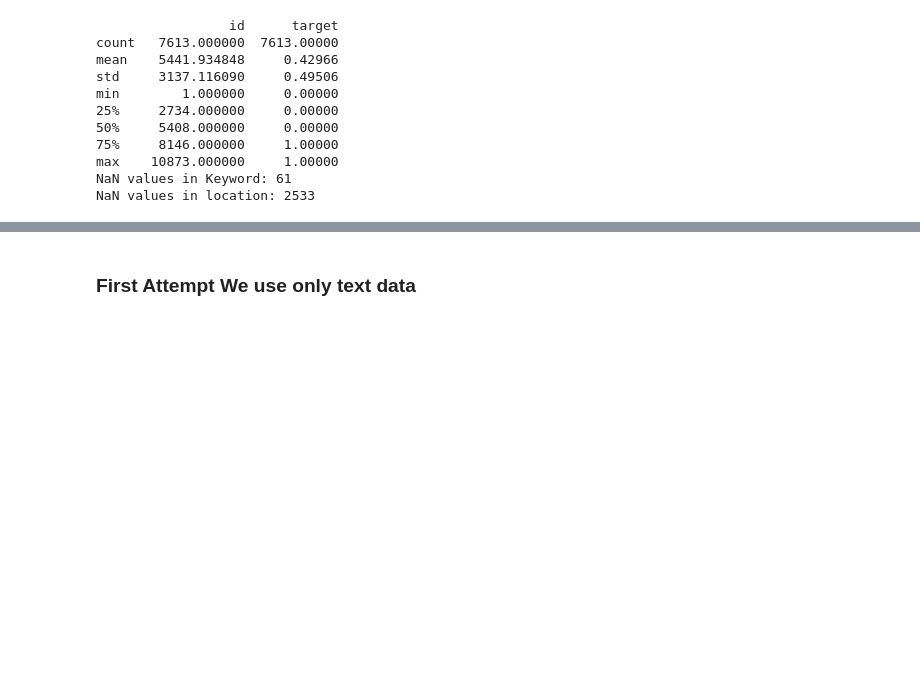
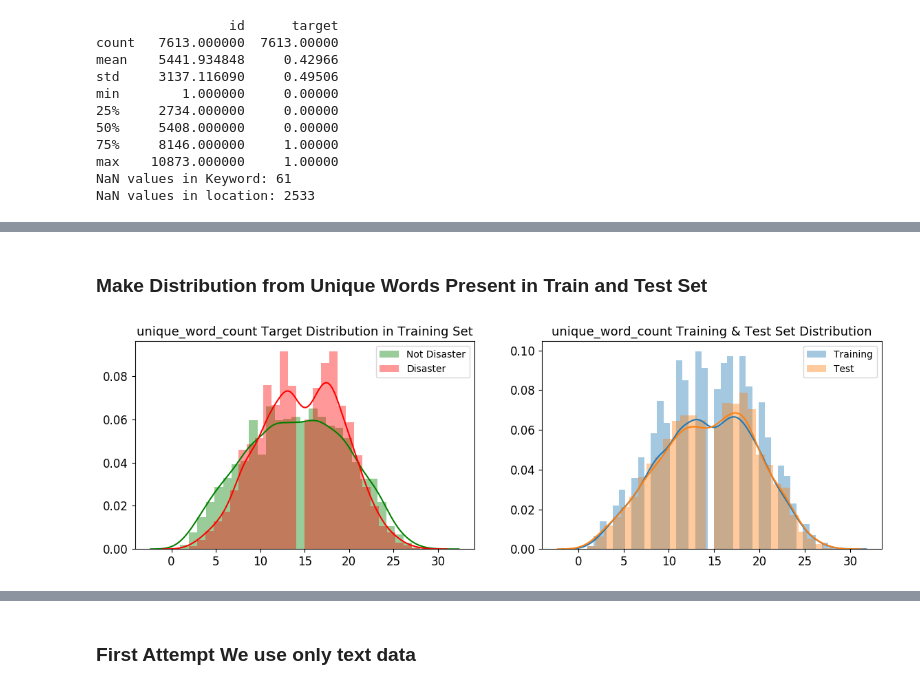
Before and after one commit to shivammehta007/NLPResearch, a Jupyter notebook: Tutorials/PyTorch_Tutorial/Text4Thesis/KaggleCompetitionTest.ipynb, the cells around one changed output, grey strips where cells are left out. Cells and saved outputs as stored; diff of their text form; code cells hidden in the pictures; blank space fills up the shorter version.

```diff
--- a/Tutorials/PyTorch_Tutorial/Text4Thesis/KaggleCompetitionTest.ipynb
+++ b/Tutorials/PyTorch_Tutorial/Text4Thesis/KaggleCompetitionTest.ipynb
@@ -124,0 +168,31 @@ NaN values in location: 2533
+# %% [markdown]
+### Make Distribution from Unique Words Present in Train and Test Set
+# %%
+
+
+
+for dataset in [test_data, train_data]:
+    dataset['unique_word_count'] = dataset['text'].apply(lambda x: len(set(str(x).split())))
+
+DISASTER_TWEETS = train_data['target'] == 1
+
+
+fig, axes = plt.subplots(ncols=2, figsize=(14, 4), dpi=100)
+sns.distplot(train_data.loc[~DISASTER_TWEETS]['unique_word_count'], label='Not Disaster', ax=axes[0], color='green')
+sns.distplot(train_data.loc[DISASTER_TWEETS]['unique_word_count'], label='Disaster', ax=axes[0], color='red')
+
+sns.distplot(train_data['unique_word_count'], label='Training', ax=axes[1])
+sns.distplot(test_data['unique_word_count'], label='Test', ax=axes[1])
+
+for i in range(2):
+    axes[i].set_xlabel('')
+    axes[i].tick_params(axis='x', labelsize=12)
+    axes[i].tick_params(axis='y', labelsize=12)
+    axes[i].legend()
+
+axes[0].set_title(f'unique_word_count Target Distribution in Training Set', fontsize=13)
+axes[1].set_title(f'unique_word_count Training & Test Set Distribution', fontsize=13)
+
+plt.show()
+# %% [output]
+[figure, added]
```
Also changed, not shown: parts of 18 cells of this notebook.
